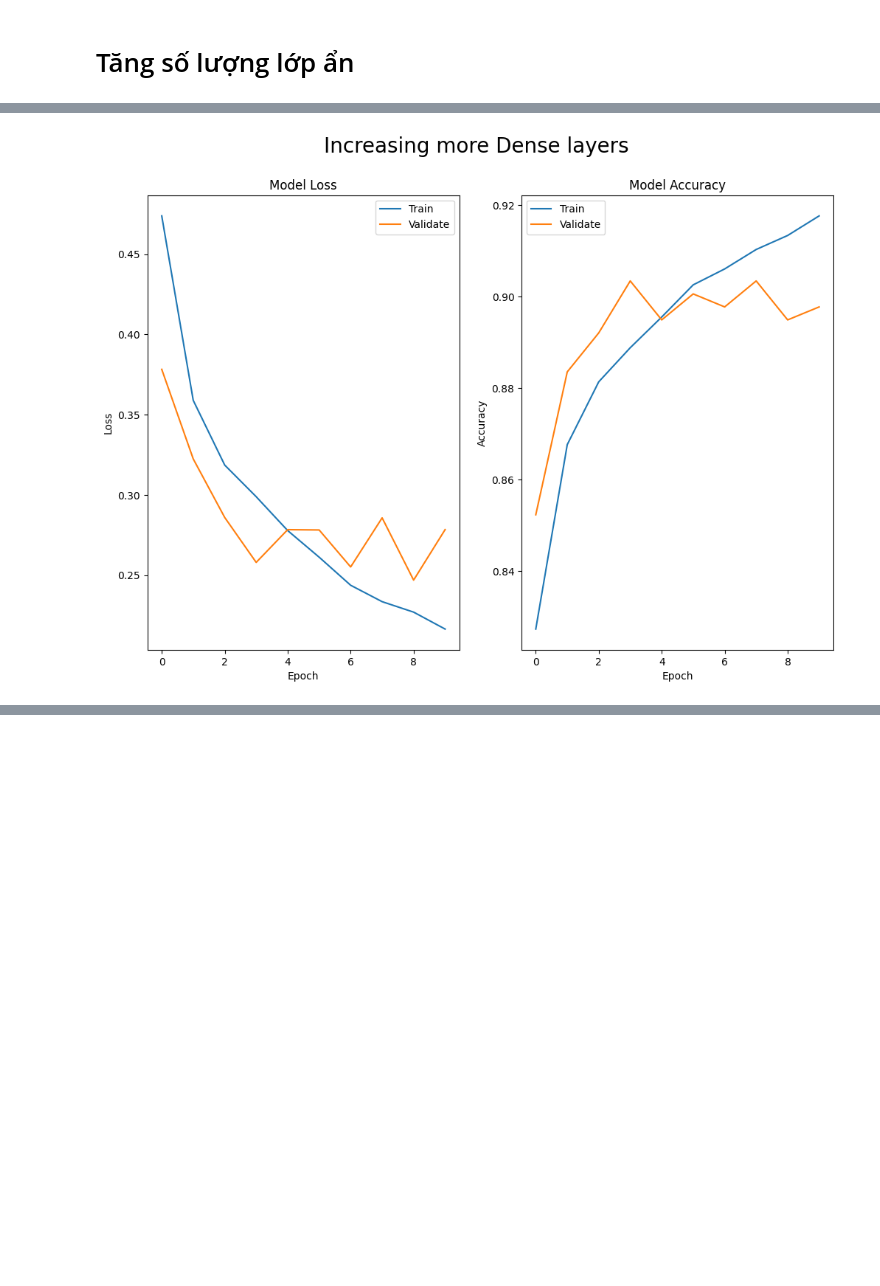
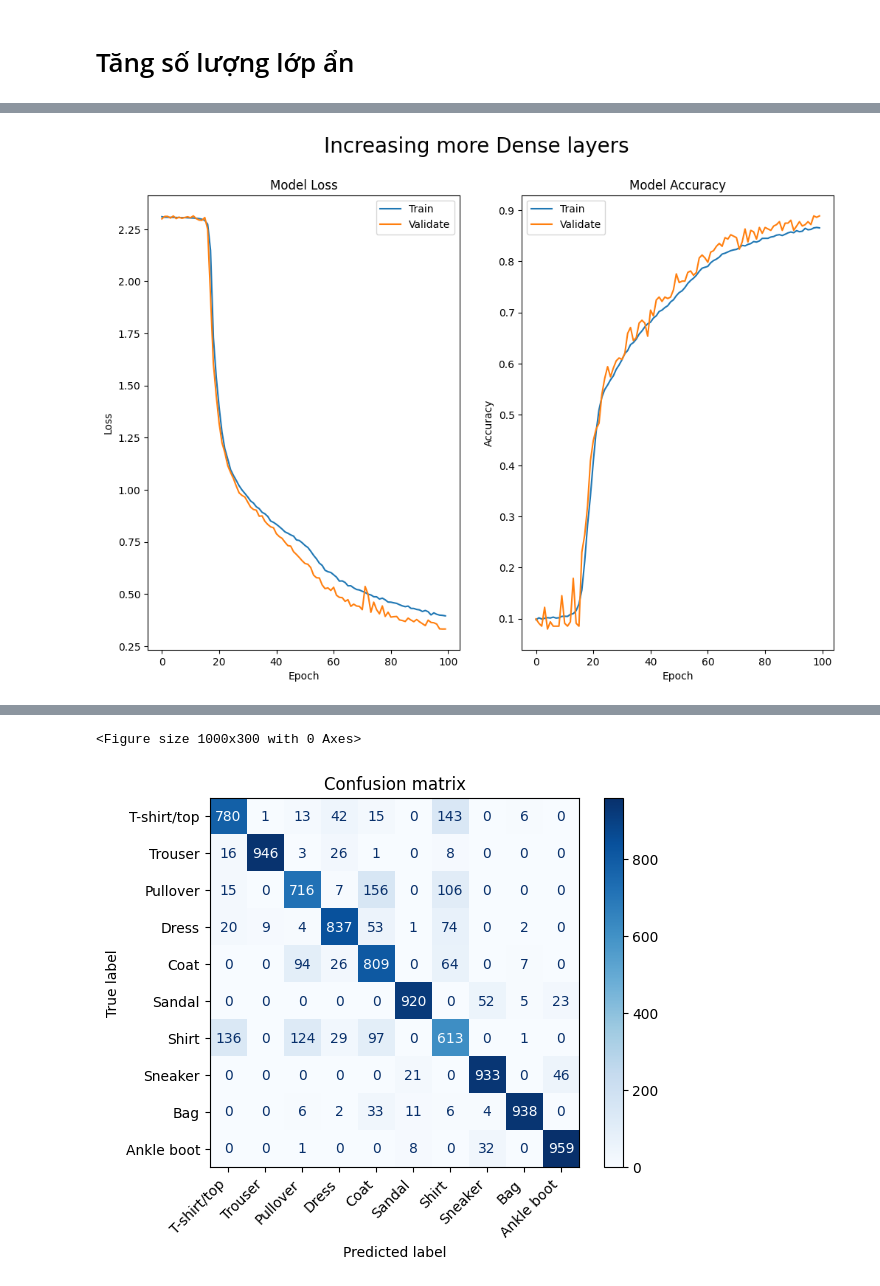
Before and after one commit to congltk1234/Fashion_Items_Classification, a Jupyter notebook: FashionMNIST/NeuronsNetwork_FashionMNIST.ipynb, the cells around one changed output, grey strips where cells are left out. Saved outputs shown, nothing was run; the diff lists cells and outputs as text; code cells hidden in the pictures; blank space fills up the shorter version.

```diff
--- a/FashionMNIST/NeuronsNetwork_FashionMNIST.ipynb
+++ b/FashionMNIST/NeuronsNetwork_FashionMNIST.ipynb
@@ -345,9 +299,11 @@ Accuracy on test dataset: 0.8705000281333923
 
 model = tf.keras.Sequential([
     tf.keras.layers.Flatten(input_shape=(28, 28, 1)),
-    tf.keras.layers.Dense(256, activation=tf.nn.relu),
-    tf.keras.layers.Dense(256, activation=tf.nn.relu),
-    tf.keras.layers.Dense(256, activation=tf.nn.relu),
+    tf.keras.layers.Dense(256, activation='sigmoid'),
+    tf.keras.layers.Dense(256, activation='sigmoid'),
+    tf.keras.layers.Dense(256, activation='sigmoid'),
+    tf.keras.layers.Dense(256, activation='sigmoid'),
+    tf.keras.layers.Dense(256, activation='sigmoid'),
     tf.keras.layers.Dense(10, activation=tf.nn.softmax)
 ])
 
@@ -355,14 +311,19 @@ model = tf.keras.Sequential([
 model.summary()
 
 
-model.compile(optimizer='adam',
+model.compile(optimizer='SGD',
               loss=tf.keras.losses.SparseCategoricalCrossentropy(),
               metrics=['accuracy'])
 
-history = model.fit(train_dataset, epochs=10,
+
+import time
+# get the start time
+st = time.time()
+history = model.fit(train_dataset, epochs=100,
                     steps_per_epoch=math.ceil(num_train_examples/BATCH_SIZE),
                     validation_data=val_dataset,
                     validation_steps=len(val_dataset) // BATCH_SIZE)
+print('Execution time:', time.time() - st, 'seconds')
 
 
 import matplotlib.pyplot as plt
@@ -383,7 +344,36 @@ axes[1].set_ylabel('Accuracy')
 axes[1].set_xlabel('Epoch')
 axes[1].legend(['Train','Validate'])
 plt.show()
+print(history.history)
 
+from sklearn.metrics import ConfusionMatrixDisplay
+# Plot non-normalized confusion matrix
+plt.figure(figsize=(10,3))
+
+Y_pred = model.predict_generator(testX, num_test_examples // BATCH_SIZE)
+y_pred = np.argmax(Y_pred, axis=1)
+
+disp = ConfusionMatrixDisplay.from_predictions(
+    testY, y_pred,
+    display_labels=class_names,
+    cmap=plt.cm.Blues,
+    normalize=None,
+)
+disp.ax_.set_title("Confusion matrix")
+
+# print(disp.confusion_matrix)
+# Rotate x-axis labels
+disp.ax_.set_xticklabels(disp.ax_.get_xticklabels(), rotation=45, ha='right')
+
+plt.show()
+
+
+from sklearn.metrics import classification_report
+print(classification_report(testY, y_pred, target_names=class_names))
+from sklearn.metrics import accuracy_score
+print(accuracy_score(testY, y_pred))
+from sklearn.metrics import f1_score
+print(f1_score(testY, y_pred, average='weighted'))
 
 test_loss, test_accuracy = model.evaluate(test_dataset, steps=math.ceil(num_test_examples/32))
 print('Accuracy on test dataset:', test_accuracy)
@@ -408 +398 @@ Epoch 10/10
-[figure, old version]
+[figure, new version]
@@ -410,0 +400,2 @@ Accuracy on test dataset: 0.8798999786376953
+<Figure size 1000x300 with 0 Axes>
+[figure, added]
```
Also changed, not shown: parts of 13 cells of this notebook.
